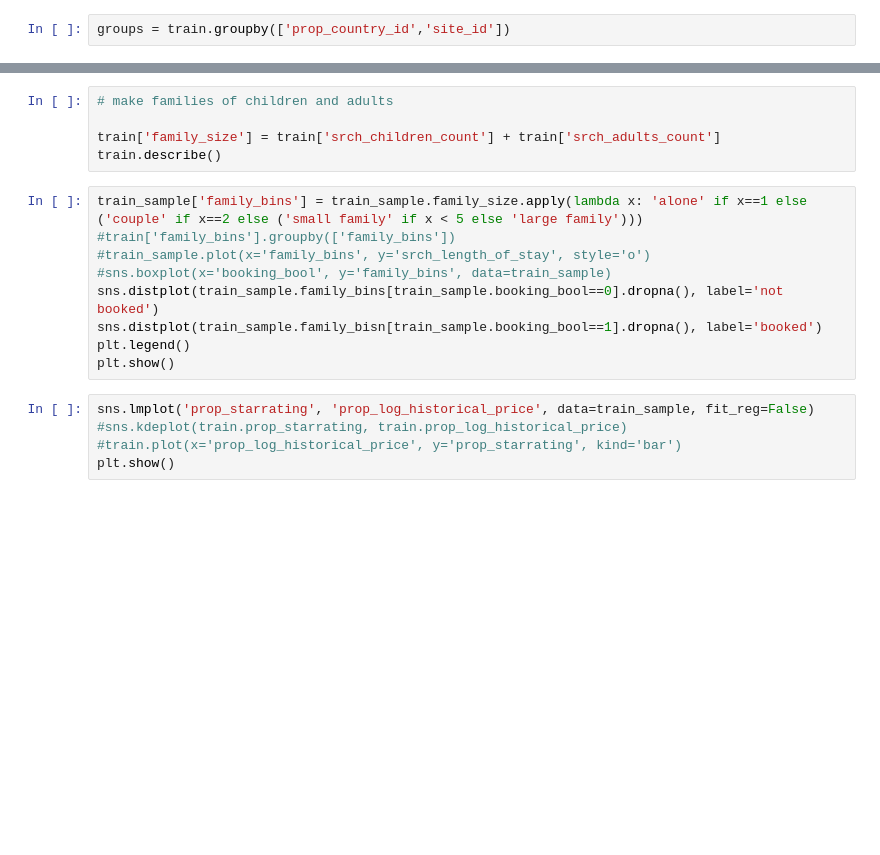
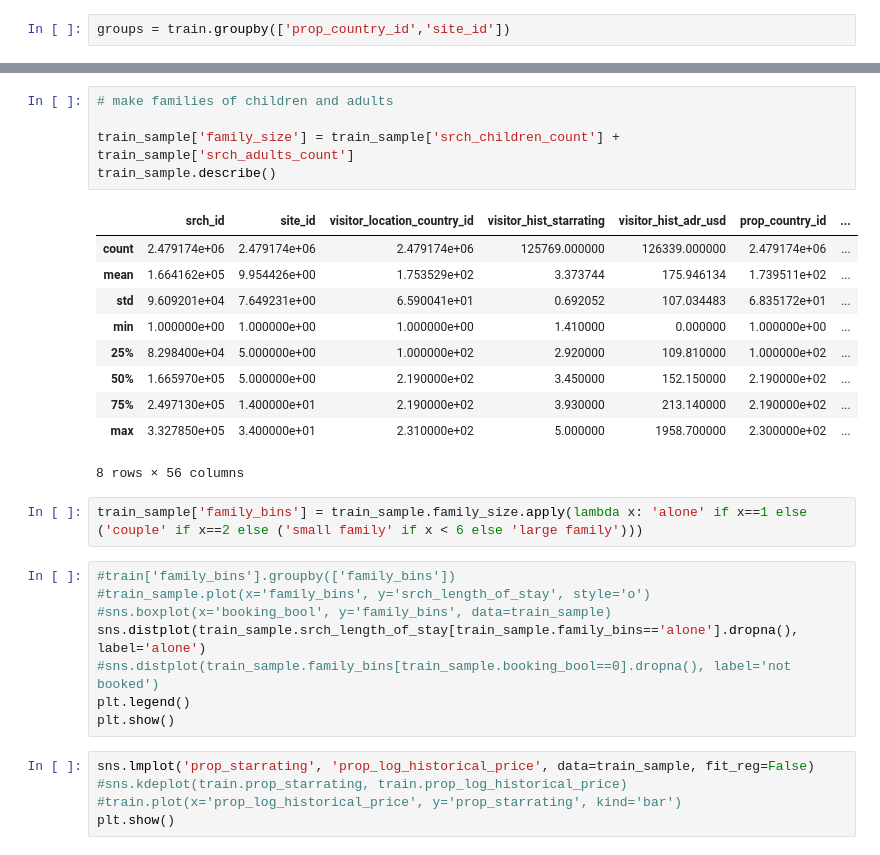
Before and after one commit to FionaLippert/DataMining, a Jupyter notebook: assignment2/explore_data.ipynb, the cells around one changed output, grey strips where cells are left out. Saved outputs shown, nothing was run; the diff lists cells and outputs as text; blank space fills up the shorter version.

```diff
--- a/assignment2/explore_data.ipynb
+++ b/assignment2/explore_data.ipynb
@@ -93,15 +243,27 @@ groups.apply(lambda x: x.visitor_hist_starrating.mean())
 # %%
 # make families of children and adults
 
-train['family_size'] = train['srch_children_count'] + train['srch_adults_count']
-train.describe()
+train_sample['family_size'] = train_sample['srch_children_count'] + train_sample['srch_adults_count']
+train_sample.describe()
+# %% [output]
+|  | srch_id | site_id | visitor_location_country_id | visitor_hist_starrating | visitor_hist_adr_usd | prop_country_id | ... |
+| count | 2.479174e+06 | 2.479174e+06 | 2.479174e+06 | 125769.000000 | 126339.000000 | 2.479174e+06 | ... |
+| mean | 1.664162e+05 | 9.954426e+00 | 1.753529e+02 | 3.373744 | 175.946134 | 1.739511e+02 | ... |
+| std | 9.609201e+04 | 7.649231e+00 | 6.590041e+01 | 0.692052 | 107.034483 | 6.835172e+01 | ... |
+| min | 1.000000e+00 | 1.000000e+00 | 1.000000e+00 | 1.410000 | 0.000000 | 1.000000e+00 | ... |
+| 25% | 8.298400e+04 | 5.000000e+00 | 1.000000e+02 | 2.920000 | 109.810000 | 1.000000e+02 | ... |
+| 50% | 1.665970e+05 | 5.000000e+00 | 2.190000e+02 | 3.450000 | 152.150000 | 2.190000e+02 | ... |
+| 75% | 2.497130e+05 | 1.400000e+01 | 2.190000e+02 | 3.930000 | 213.140000 | 2.190000e+02 | ... |
+| max | 3.327850e+05 | 3.400000e+01 | 2.310000e+02 | 5.000000 | 1958.700000 | 2.300000e+02 | ... |
+8 rows × 56 columns
+# %%
+train_sample['family_bins'] = train_sample.family_size.apply(lambda x: 'alone' if x==1 else ('couple' if x==2 else ('small family' if x < 6 else 'large family')))
 # %%
-train_sample['family_bins'] = train_sample.family_size.apply(lambda x: 'alone' if x==1 else ('couple' if x==2 else ('small family' if x < 5 else 'large family')))
 #train['family_bins'].groupby(['family_bins'])
 #train_sample.plot(x='family_bins', y='srch_length_of_stay', style='o')
 #sns.boxplot(x='booking_bool', y='family_bins', data=train_sample)
-sns.distplot(train_sample.family_bins[train_sample.booking_bool==0].dropna(), label='not booked')
-sns.distplot(train_sample.family_bisn[train_sample.booking_bool==1].dropna(), label='booked')
+sns.distplot(train_sample.srch_length_of_stay[train_sample.family_bins=='alone'].dropna(), label='alone')
+#sns.distplot(train_sample.family_bins[train_sample.booking_bool==0].dropna(), label='not booked')
 plt.legend()
 plt.show()
 # %%
```
Also changed, not shown: parts of 19 cells of this notebook.
